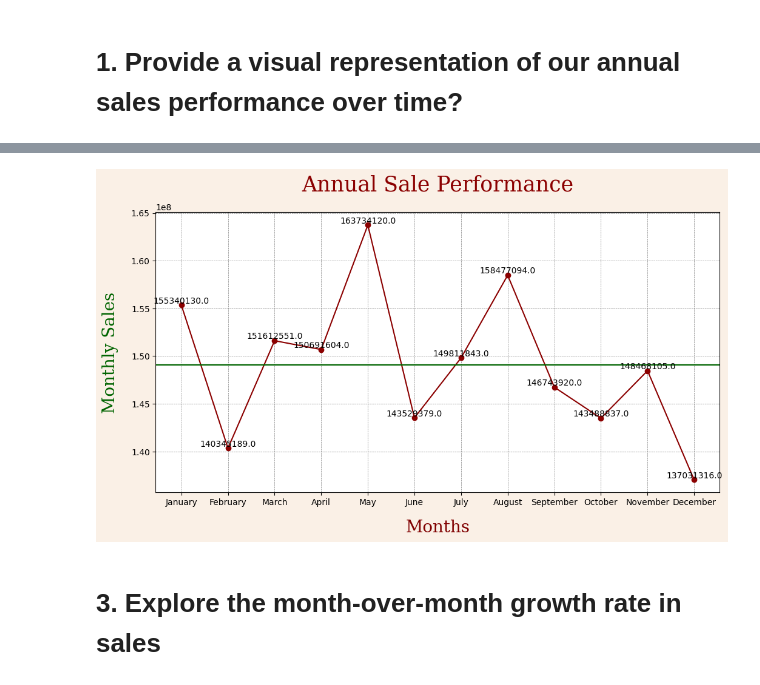
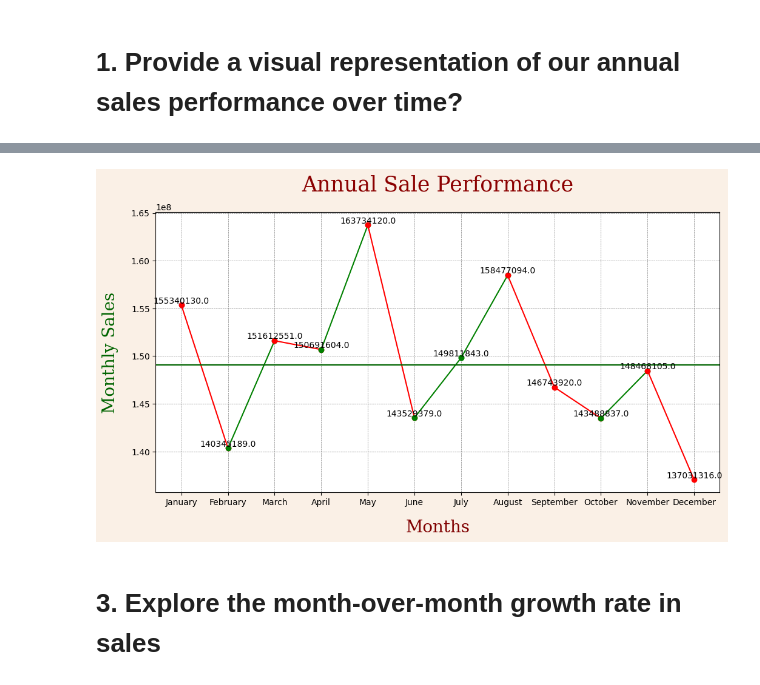
Before and after one commit to aniveshsharma/Ecommerce-Data-Analysis, a Jupyter notebook: SwiftMarket.ipynb, the cells around one changed output, grey strips where cells are left out. Saved outputs shown, nothing was run; the diff lists cells and outputs as text; code cells hidden in the pictures.

```diff
--- a/SwiftMarket.ipynb
+++ b/SwiftMarket.ipynb
@@ -386,25 +356,51 @@ monthly_avg=df['M_sales'].mean()
 # %%
-plt.figure(figsize=(12,6),facecolor='linen')
+#SQL Query
+query='''select Months , M_sales
+        from (select month(SaleDate),monthname(SaleDate) as Months,sum(TotalPrice) as M_sales
+from salesdata
+group by month(SaleDate),Months
+order by month(SaleDate)) t;'''
+
+df = read_query(query=query)
+df
+Months = df['Months'].values
+df['M_sales']=df['M_sales'].astype(float)
+Monthly_sales=df['M_sales'].values
+Monthly_sales
+
+monthly_avg=df['M_sales'].mean()
 
 font={'family':'serif','size':25,'color':'darkred'}
 fontx={'family':'serif','size':20,'color':'maroon'}
 fonty={'family':'serif','size':20,'color':'darkgreen'}
 
 
-plt.plot(Months,Monthly_sales,color='darkred',marker='o')
+previous=Monthly_sales[0]
+m=1
+plt.figure(figsize=(12,6),facecolor='linen')
+plt.plot(Months[0],previous,marker='o')
+
+for i in Monthly_sales[1:]:
+    if i>previous:
+        plt.plot([Months[m-1],Months[m]],[previous,i],color='green',marker='o')
+    else:
+        plt.plot([Months[m-1],Months[m]],[previous,i],color='red',marker='o')
+    previous=i
+    m+=1
+
 plt.title('Annual Sale Performance',fontdict=font,pad=25)
 plt.xlabel("Months",fontdict=fontx,labelpad=15)
 plt.ylabel("Monthly Sales",fontdict=fonty,labelpad=15)
 plt.axhline(y=monthly_avg,color='darkgreen')
-for i in range(len(Months)):
-    plt.annotate(text=Monthly_sales[i],xy=(i,Monthly_sales[i]),
+for j in range(len(Months)):
+    plt.annotate(text=Monthly_sales[j],xy=(j,Monthly_sales[j]),
                 horizontalalignment='center',
                 verticalalignment='bottom')
 
 plt.grid(linestyle='--',color='gray',linewidth=0.5)
 plt.show()
 # %% [output]
-[figure, old version]
+[figure, new version]
 # %% [markdown]
 # 3. Explore the month-over-month growth rate in sales
 # %%
```
Also changed, not shown: parts of 13 cells of this notebook.
